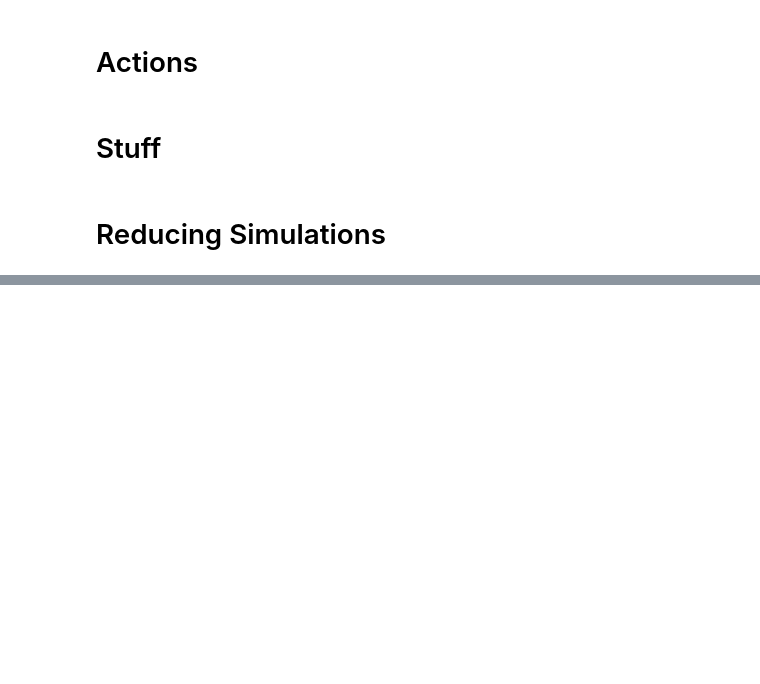
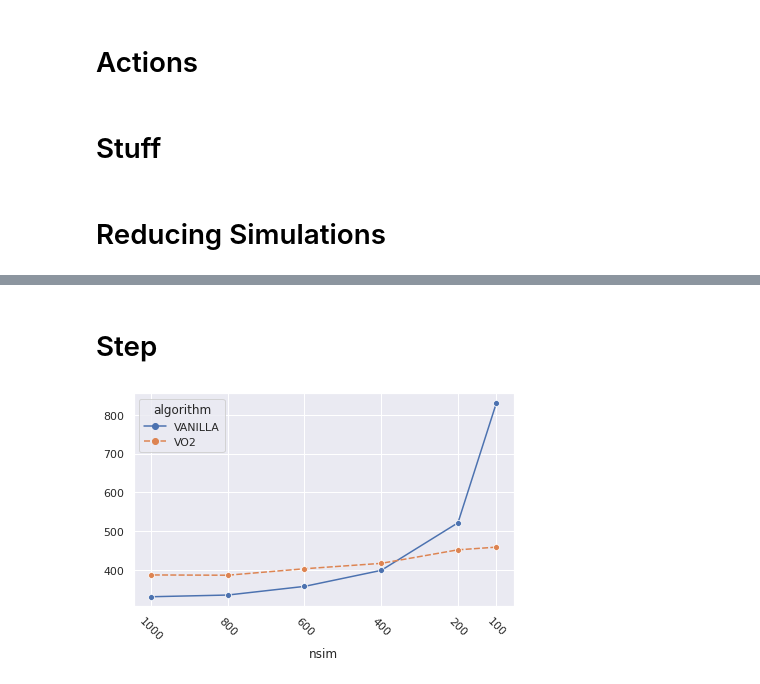
Before and after one commit to Isla-lab/MCTS_VO, a Jupyter notebook: RobotArena Experimets.ipynb, the cells around one changed output, grey strips where cells are left out. Cells and saved outputs as stored; diff of their text form; code cells hidden in the pictures; blank space fills up the shorter version.

```diff
--- a/RobotArena Experimets.ipynb
+++ b/RobotArena Experimets.ipynb
@@ -411,0 +418,15 @@ def create_animation_tree_trajectory_w_steps(goal, config, obs, exp_num):
+# %% [markdown]
+# Step
+# %%
+fig = plt.Figure((12, 6))
+plot = sns.lineplot(
+    data=df_step, markers=["o"]*(len(df_step.columns))
+)
+plot.invert_xaxis()
+plot.set_xticks(df_step.index.values)
+plt.xticks(rotation=-45)
+plt.tight_layout()
+plt.savefig('step_chance.png', dpi=500, facecolor='white', edgecolor='none')
+plt.savefig('step_chance.svg', dpi=500, facecolor='white', edgecolor='none')
+# %% [output]
+[figure, added]
```
Also changed, not shown: parts of 14 cells of this notebook, 1 other file.
